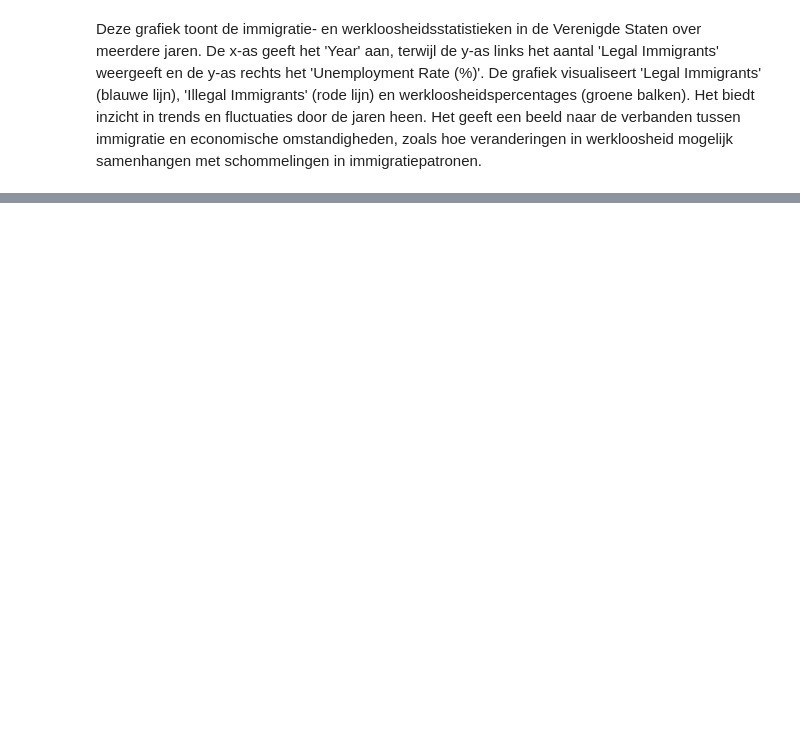
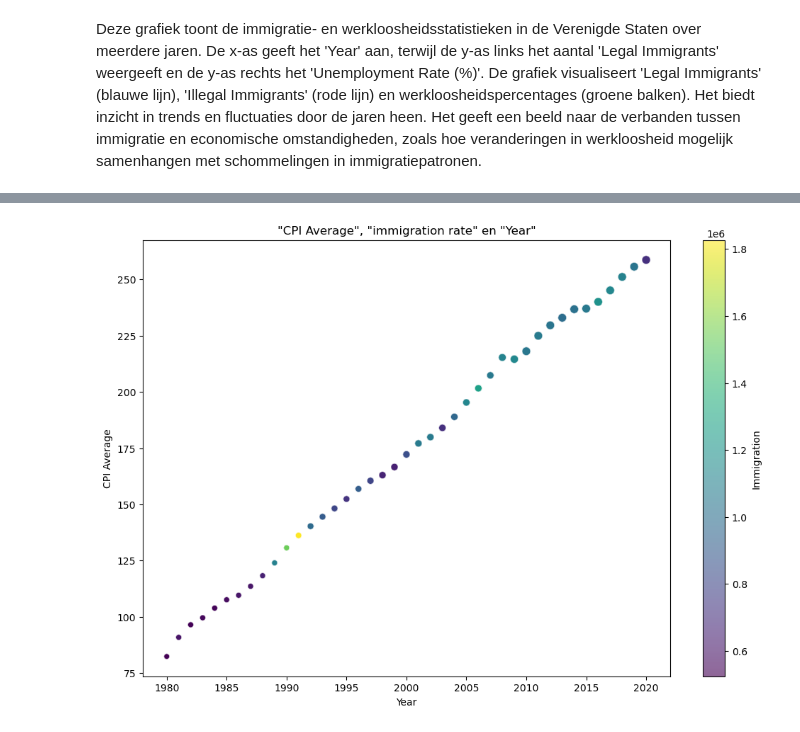
Before and after one commit to 2YYs/info, a Jupyter notebook: _sources/notebooks.ipynb, the cells around one changed output, grey strips where cells are left out. Saved outputs shown, nothing was run; the diff lists cells and outputs as text; code cells hidden in the pictures; blank space fills up the shorter version.

```diff
--- a/_sources/notebooks.ipynb
+++ b/_sources/notebooks.ipynb
@@ -333,0 +323,34 @@ Deze grafiek toont de immigratie- en werkloosheidsstatistieken in de Verenigde S
+# %%
+import pandas as pd
+import matplotlib.pyplot as plt
+
+
+minimum_wage = pd.read_csv('minimum_wage_us.csv', encoding='ISO-8859-1')
+immigration_statistics = pd.read_csv('immigration_statistics_us.csv', encoding='ISO-8859-1')
+
+
+immigration_statistics.rename(columns=lambda x: x.strip().replace('\ufeff', ''), inplace=True)
+
+if 'ï»¿Year' in immigration_statistics.columns:
+    immigration_statistics.rename(columns={'ï»¿Year': 'Year'}, inplace=True)
+
+immigration_statistics['Immigrants Obtaining Lawful Permanent Resident Status'] = immigration_statistics['Immigrants Obtaining Lawful Permanent Resident Status'].str.replace(',', '').astype(int)
+
+minimum_wage = minimum_wage[['Year', 'Federal.Minimum.Wage', 'CPI.Average']]
+
+
+if 'Year' in immigration_statistics.columns:
+
+    merged_data = pd.merge(minimum_wage, immigration_statistics, on='Year')
+
+    plt.figure(figsize=(12, 8))
+    bubble = plt.scatter(merged_data['Year'], merged_data['CPI.Average'],
+                         s=merged_data['Federal.Minimum.Wage'] * 10, c=merged_data['Immigrants Obtaining Lawful Permanent Resident Status'],
+                         cmap='viridis', alpha=0.6, edgecolors="w", linewidth=0.5)
+    plt.colorbar(bubble, label='Immigration')
+    plt.xlabel('Year')
+    plt.ylabel('CPI Average')
+    plt.title('"CPI Average", "immigration rate" en "Year"')
+    plt.show()
+# %% [output]
+[figure, added]
```
Also changed, not shown: parts of 31 cells of this notebook, 13 other files.
